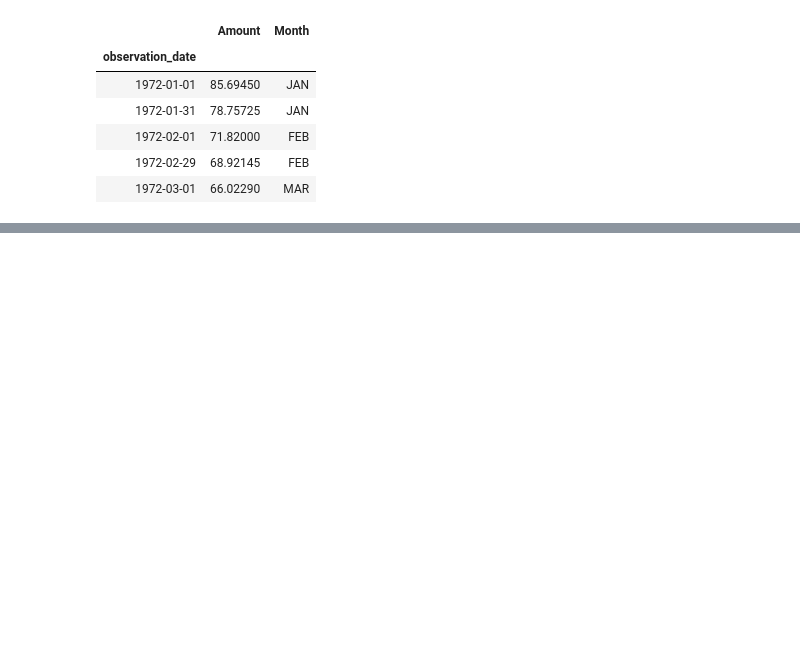
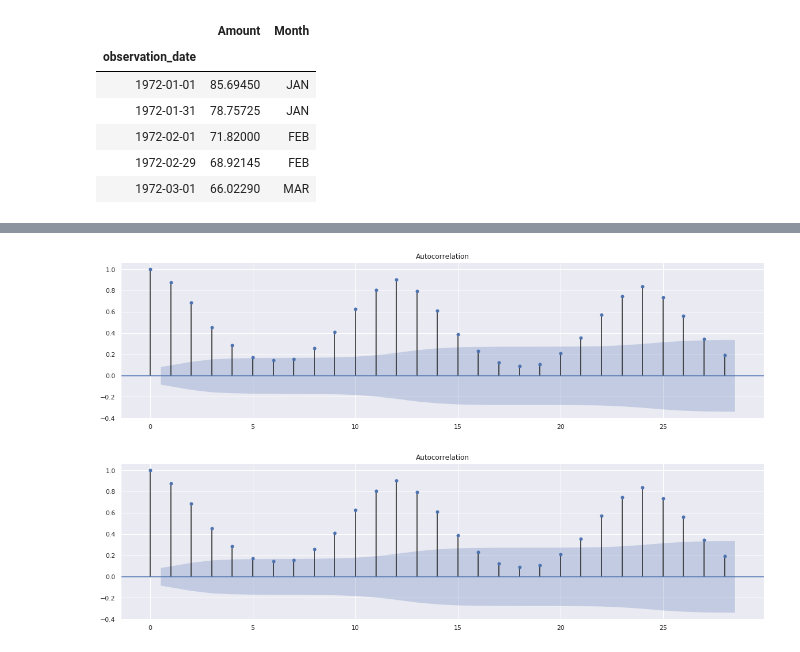
Before and after one commit to Monarene/candy-time-series-project, a Jupyter notebook: test_notebook.ipynb, the cells around one changed output, grey strips where cells are left out. Cells and saved outputs as stored; diff of their text form; code cells hidden in the pictures; blank space fills up the shorter version.

```diff
--- a/test_notebook.ipynb
+++ b/test_notebook.ipynb
@@ -244,0 +311,5 @@ plt.show()
+# %%
+plot_acf(dataset)
+# %% [output]
+[figure, added]
+[figure, added]
```
Also changed, not shown: parts of 13 cells of this notebook.
